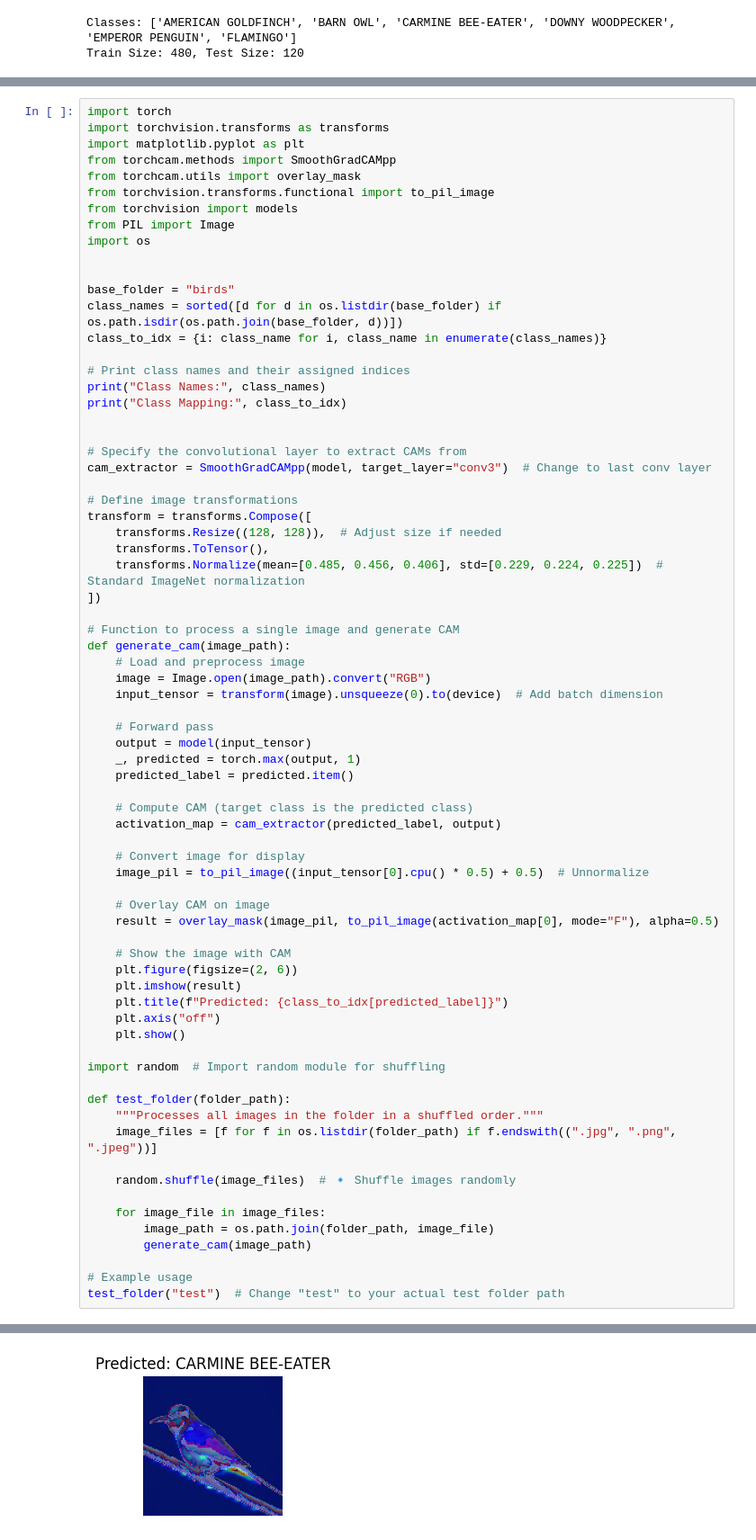
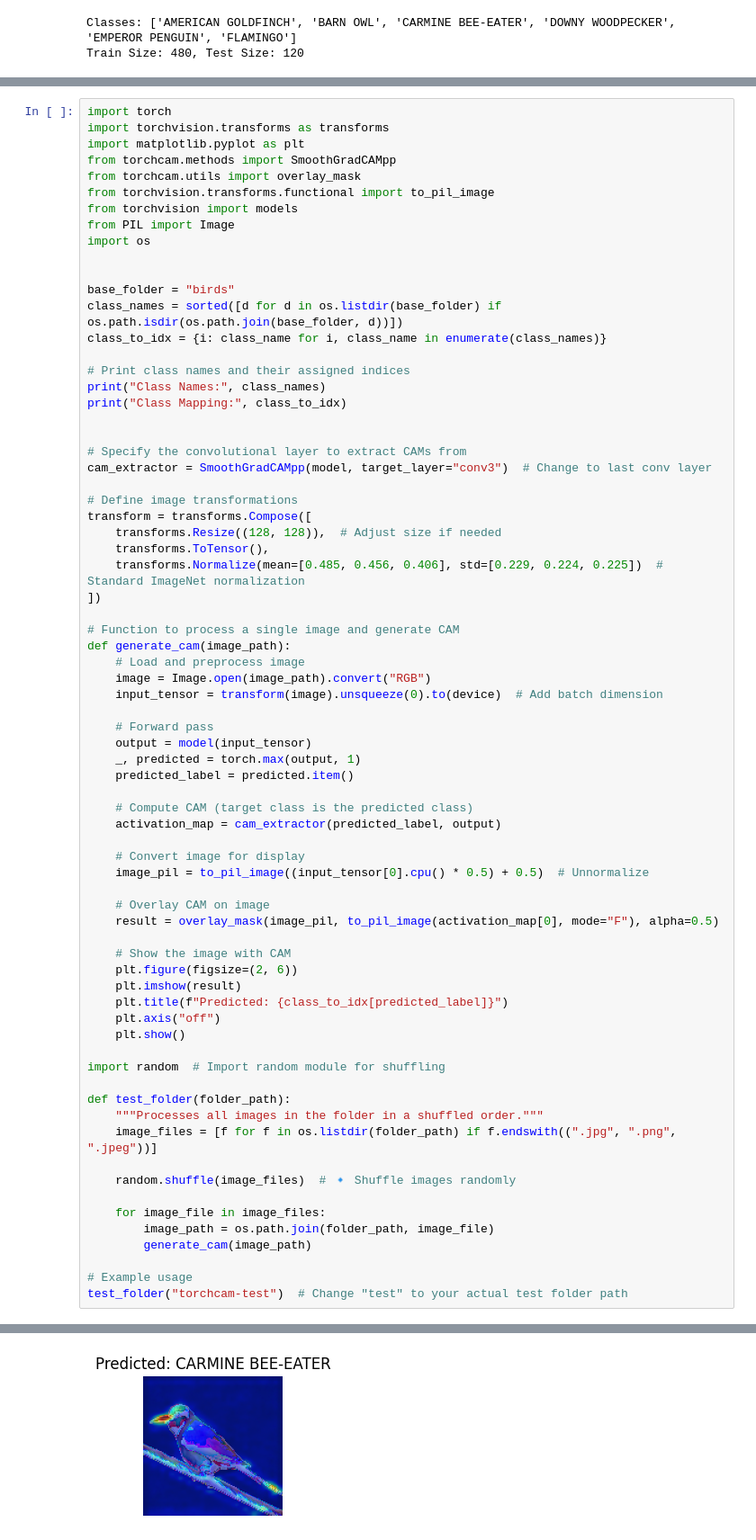
Before and after one commit to ronakmystery/AI, a Jupyter notebook: CNN/CNN.ipynb, the cells around one changed output, grey strips where cells are left out. Shown at 90% size. Saved outputs shown, nothing was run; the diff lists cells and outputs as text.

```diff
--- a/CNN/CNN.ipynb
+++ b/CNN/CNN.ipynb
@@ -347,7 +331,7 @@ def test_folder(folder_path):
         generate_cam(image_path)
 
 # Example usage
-test_folder("test")  # Change "test" to your actual test folder path
+test_folder("torchcam-test")  # Change "test" to your actual test folder path
 # %% [output]
 Class Names: ['AMERICAN GOLDFINCH', 'BARN OWL', 'CARMINE BEE-EATER', 'DOWNY WOODPECKER', 'EMPEROR PENGUIN', 'FLAMINGO']
 Class Mapping: {0: 'AMERICAN GOLDFINCH', 1: 'BARN OWL', 2: 'CARMINE BEE-EATER', 3: 'DOWNY WOODPECKER', 4: 'EMPEROR PENGUIN', 5: 'FLAMINGO'}
@@ -355 +339 @@ Class Mapping: {0: 'AMERICAN GOLDFINCH', 1: 'BARN OWL', 2: 'CARMINE BEE-EATER',
-[figure, old version]
+[figure, new version]
```
Also changed, not shown: parts of 3 cells of this notebook, 10 other files.
